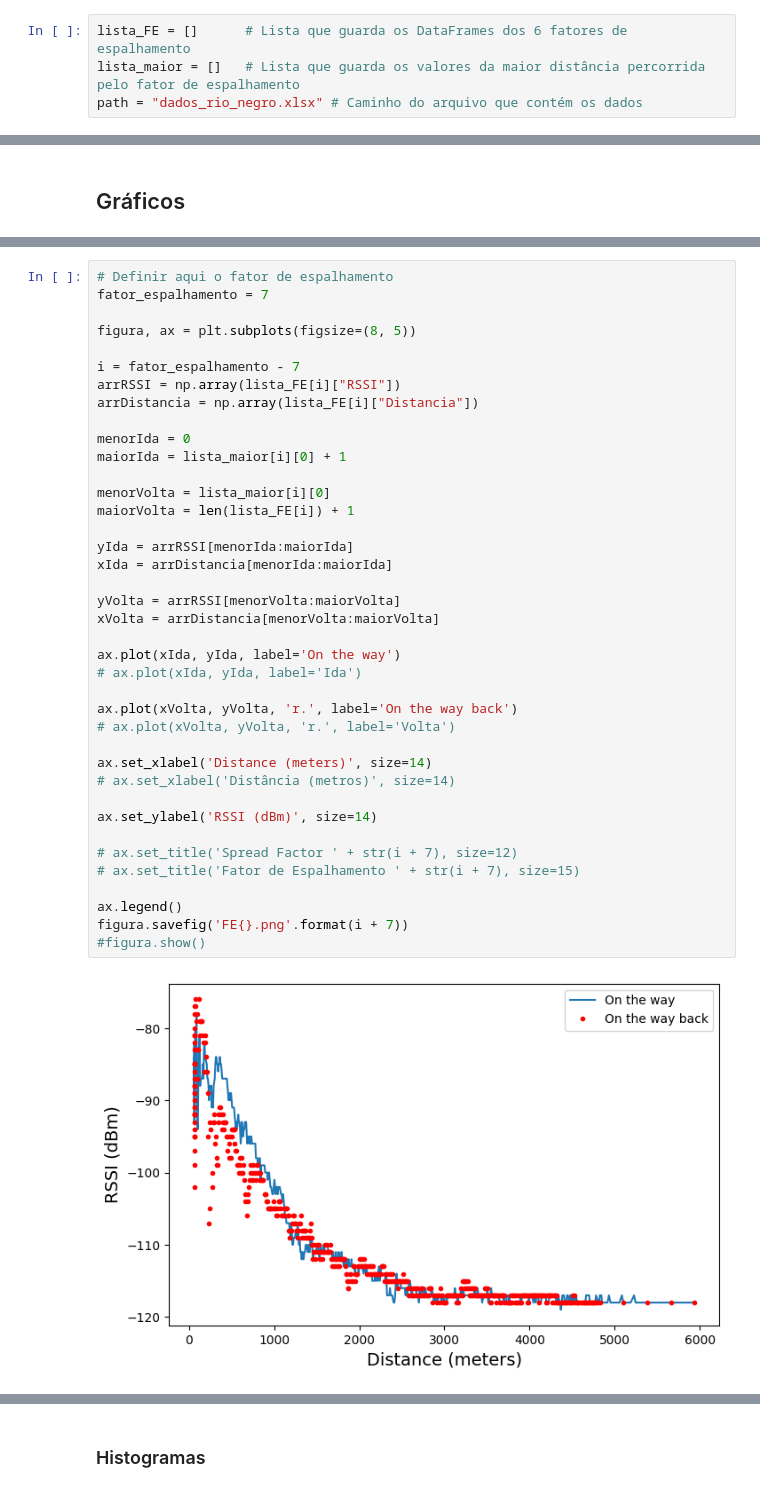
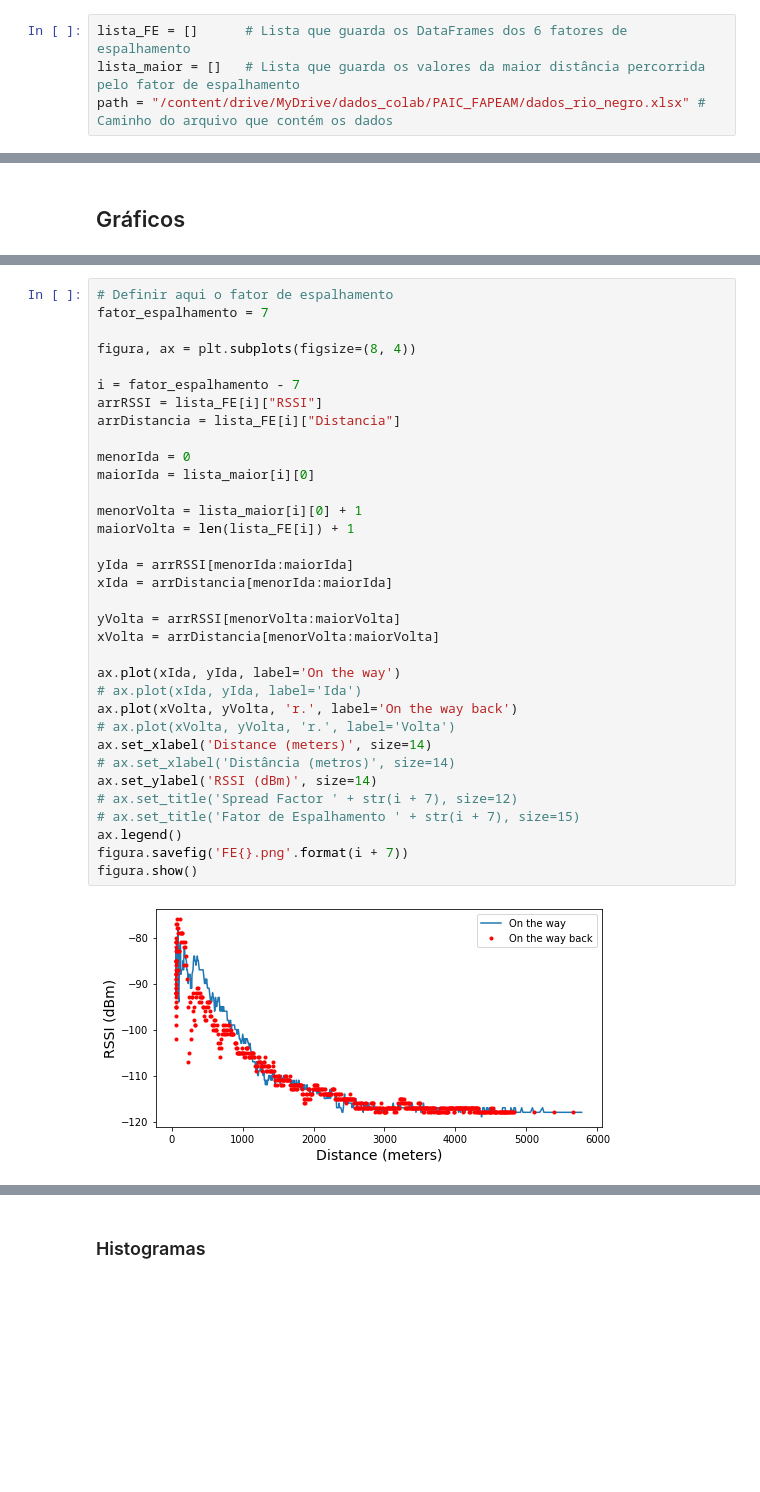
Before and after one commit to danilo-uea/paic-fapeam-notebook, a Jupyter notebook: PAIC_FAPEAM.ipynb, the cells around one changed output, grey strips where cells are left out. Drawn from its saved outputs; the diff is of its cells as text; blank space fills up the shorter version.

Commit message:
Retirando o np.array para o plot

```diff
--- a/PAIC_FAPEAM.ipynb
+++ b/PAIC_FAPEAM.ipynb
@@ -8,7 +8,7 @@ Variáveis globais
 # %%
 lista_FE = []      # Lista que guarda os DataFrames dos 6 fatores de espalhamento
 lista_maior = []   # Lista que guarda os valores da maior distância percorrida pelo fator de espalhamento
-path = "dados_rio_negro.xlsx" # Caminho do arquivo que contém os dados
+path = "/content/drive/MyDrive/dados_colab/PAIC_FAPEAM/dados_rio_negro.xlsx" # Caminho do arquivo que contém os dados
 # %% [markdown]
 As coordenadas do ponto fixo do receptor em cada fator de espalhamento
 # %%
@@ -194,41 +194,36 @@ Imprime o gráfico de apenas um fator de espalhamento. Onde o RSSI está em fun
 # %%
 # Definir aqui o fator de espalhamento
 fator_espalhamento = 7
 
-figura, ax = plt.subplots(figsize=(8, 5))
+figura, ax = plt.subplots(figsize=(8, 4))
 
 i = fator_espalhamento - 7
-arrRSSI = np.array(lista_FE[i]["RSSI"])
-arrDistancia = np.array(lista_FE[i]["Distancia"])
+arrRSSI = lista_FE[i]["RSSI"]
+arrDistancia = lista_FE[i]["Distancia"]
 
 menorIda = 0
-maiorIda = lista_maior[i][0] + 1
+maiorIda = lista_maior[i][0]
 
-menorVolta = lista_maior[i][0]
+menorVolta = lista_maior[i][0] + 1
 maiorVolta = len(lista_FE[i]) + 1
 
 yIda = arrRSSI[menorIda:maiorIda]
 xIda = arrDistancia[menorIda:maiorIda]
 
 yVolta = arrRSSI[menorVolta:maiorVolta]
 xVolta = arrDistancia[menorVolta:maiorVolta]
 
 ax.plot(xIda, yIda, label='On the way')
 # ax.plot(xIda, yIda, label='Ida')
-
 ax.plot(xVolta, yVolta, 'r.', label='On the way back')
 # ax.plot(xVolta, yVolta, 'r.', label='Volta')
-
 ax.set_xlabel('Distance (meters)', size=14)
 # ax.set_xlabel('Distância (metros)', size=14)
-
 ax.set_ylabel('RSSI (dBm)', size=14)
-
 # ax.set_title('Spread Factor ' + str(i + 7), size=12)
 # ax.set_title('Fator de Espalhamento ' + str(i + 7), size=15)
-
 ax.legend()
 figura.savefig('FE{}.png'.format(i + 7))
-#figura.show()
+figura.show()
 # %% [output]
-[figure, old version]
+[figure, new version]
```
Also changed, not shown: parts of 15 cells of this notebook.
